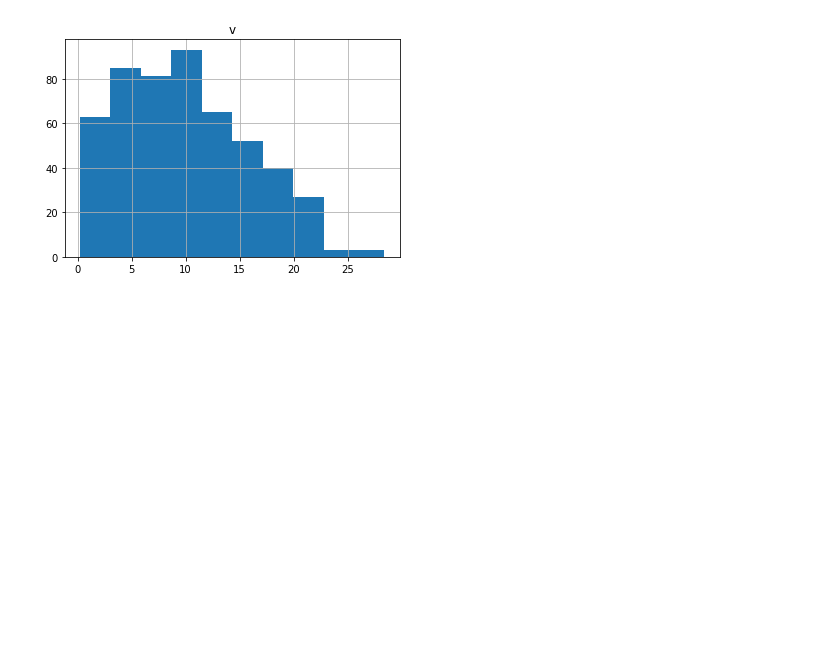
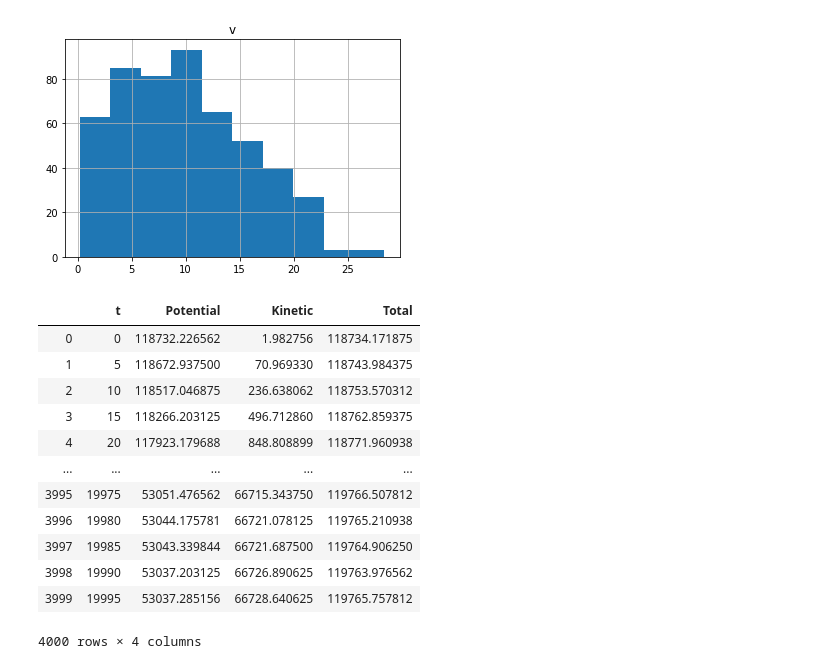
Before and after one commit to Xissand/nbody, a Jupyter notebook: analysis.ipynb, the cells around one changed output. Drawn from its saved outputs; the diff is of its cells as text; code cells hidden in the pictures; blank space fills up the shorter version.

```diff
--- a/analysis.ipynb
+++ b/analysis.ipynb
@@ -55,3 +55,20 @@ array([[<matplotlib.axes._subplots.AxesSubplot object at 0x...>]],
 [figure]
 [figure]
 [figure]
+# %%
+gpue=pd.read_csv("gpue.csv")
+gpue
+# %% [output]
+|  | t | Potential | Kinetic | Total |
+| 0 | 0 | 118732.226562 | 1.982756 | 118734.171875 |
+| 1 | 5 | 118672.937500 | 70.969330 | 118743.984375 |
+| 2 | 10 | 118517.046875 | 236.638062 | 118753.570312 |
+| 3 | 15 | 118266.203125 | 496.712860 | 118762.859375 |
+| 4 | 20 | 117923.179688 | 848.808899 | 118771.960938 |
+| ... | ... | ... | ... | ... |
+| 3995 | 19975 | 53051.476562 | 66715.343750 | 119766.507812 |
+| 3996 | 19980 | 53044.175781 | 66721.078125 | 119765.210938 |
+| 3997 | 19985 | 53043.339844 | 66721.687500 | 119764.906250 |
+| 3998 | 19990 | 53037.203125 | 66726.890625 | 119763.976562 |
+| 3999 | 19995 | 53037.285156 | 66728.640625 | 119765.757812 |
+4000 rows × 4 columns
```
Also changed, not shown: parts of 1 cell of this notebook, 2 other files.
